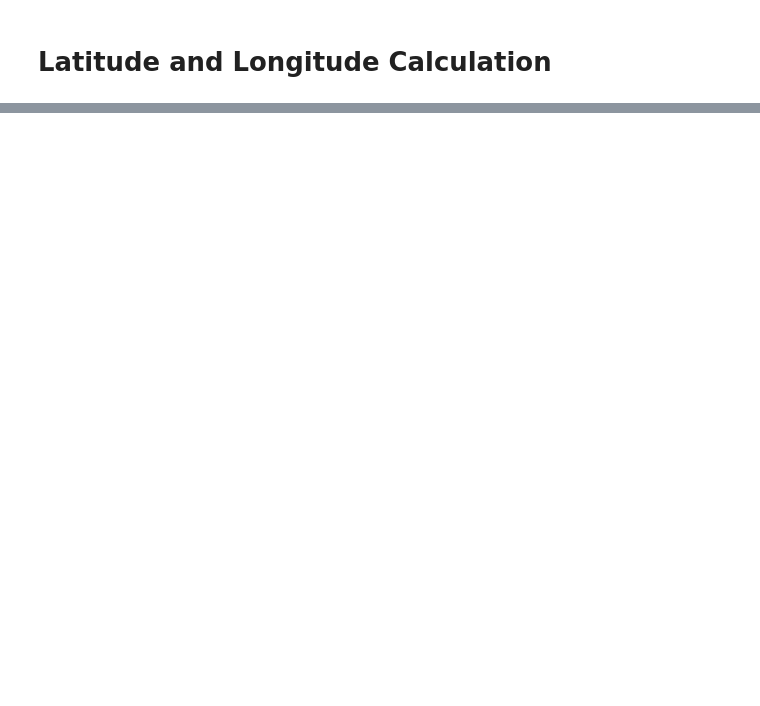
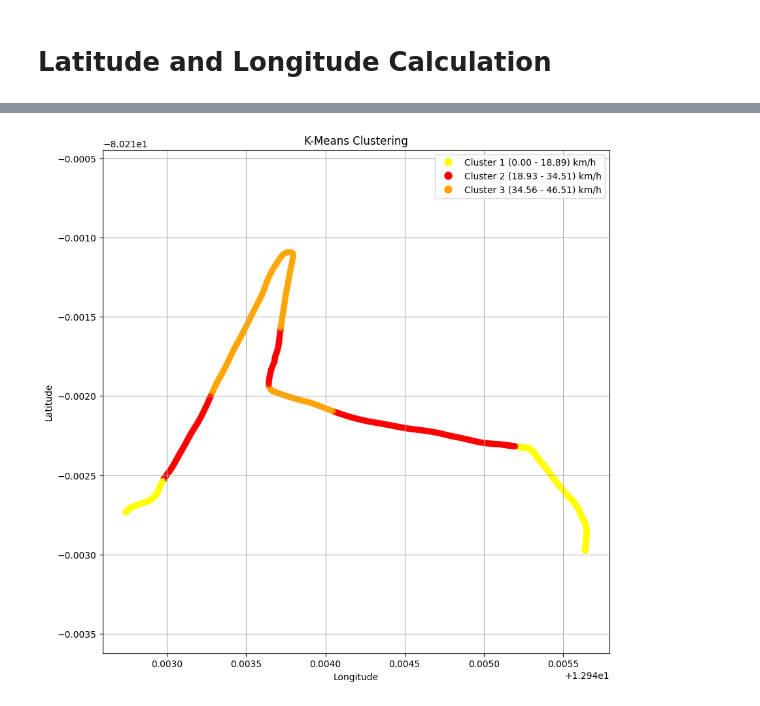
Before and after one commit to KarthickPandianPV/PATH-ESTIMATION, a Jupyter notebook: main.ipynb, the cells around one changed output, grey strips where cells are left out. Saved outputs shown, nothing was run; the diff lists cells and outputs as text; code cells hidden in the pictures; blank space fills up the shorter version.

Commit message:
done till kmeans clustering

```diff
--- a/main.ipynb
+++ b/main.ipynb
@@ -303,0 +324,44 @@ print(new_df.to_string())
+# %%
+from matplotlib.colors import ListedColormap
+from sklearn.cluster import KMeans
+import matplotlib.pyplot as plt
+import numpy as np
+
+# Convert vy to km/h
+df['vy_kmph'] = df['vy'] * 3.6
+
+# Perform k-means clustering using the velocity in km/h
+kmeans = KMeans(n_clusters=3, init=np.array([[0], [(df['vy_kmph']).mean()], [max(df['vy_kmph'])]]), random_state=0)
+df['cluster'] = kmeans.fit_predict(df[['vy_kmph']])
+
+# Define color map and create legend labels with min and max speeds for each cluster
+colors = ['yellow', 'red', 'orange']
+speed_range = []
+
+# Calculate min and max for each cluster and update legend labels
+for i in range(3):
+    cluster_vy_kmph = df[df['cluster'] == i]['vy_kmph']
+    min_vy_kmph = max(0, cluster_vy_kmph.min())  # Set negative min values to zero
+    max_vy_kmph = cluster_vy_kmph.max()
+    speed_range.append(f"Cluster {i + 1} ({min_vy_kmph:.2f} - {max_vy_kmph:.2f}) km/h")
+
+# Plot latitude-longitude plot
+plt.figure(figsize=(10, 10))
+scatter = plt.scatter(df['pred_lat'], -1 * df['pred_lon'], c=df['cluster'], cmap=ListedColormap(colors), alpha=0.31)
+
+# Create legend with min and max speeds for each cluster
+legend_elements = [
+    plt.Line2D([0], [0], marker='o', color='w', label=speed_range[i], markerfacecolor=colors[i], markersize=10)
+    for i in range(len(speed_range))
+]
+plt.legend(handles=legend_elements, loc='upper right')
+
+# Plot settings
+plt.title('K-Means Clustering')
+plt.xlabel('Longitude')
+plt.ylabel('Latitude')
+plt.grid(True)
+plt.axis('equal')  # Set equal scale for x and y axes
+plt.show()
+# %% [output]
+[figure, added]
```
Also changed, not shown: parts of 8 cells of this notebook, 6 other files.
